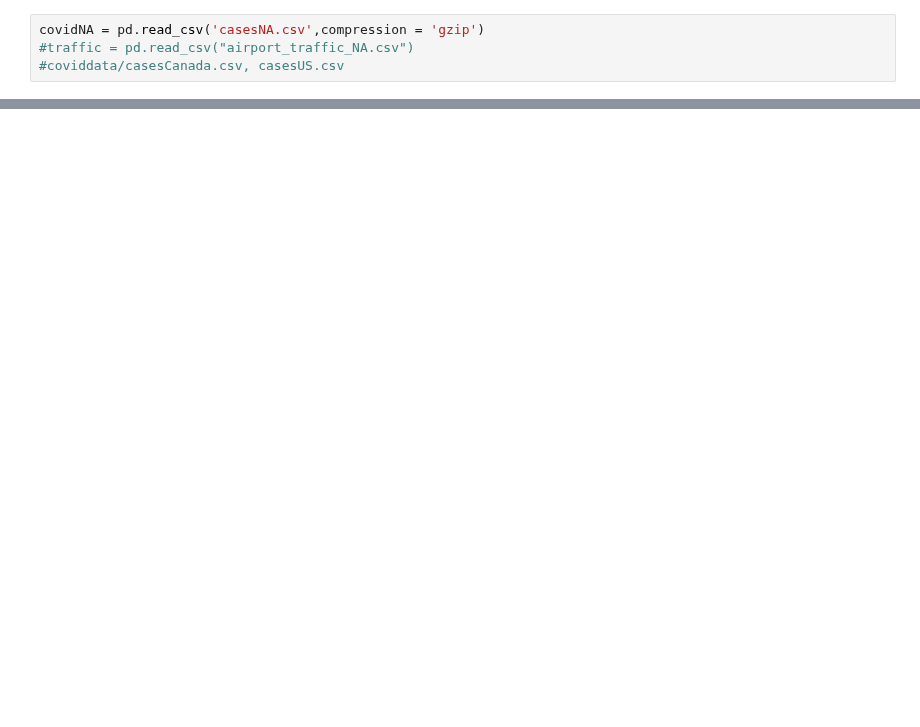
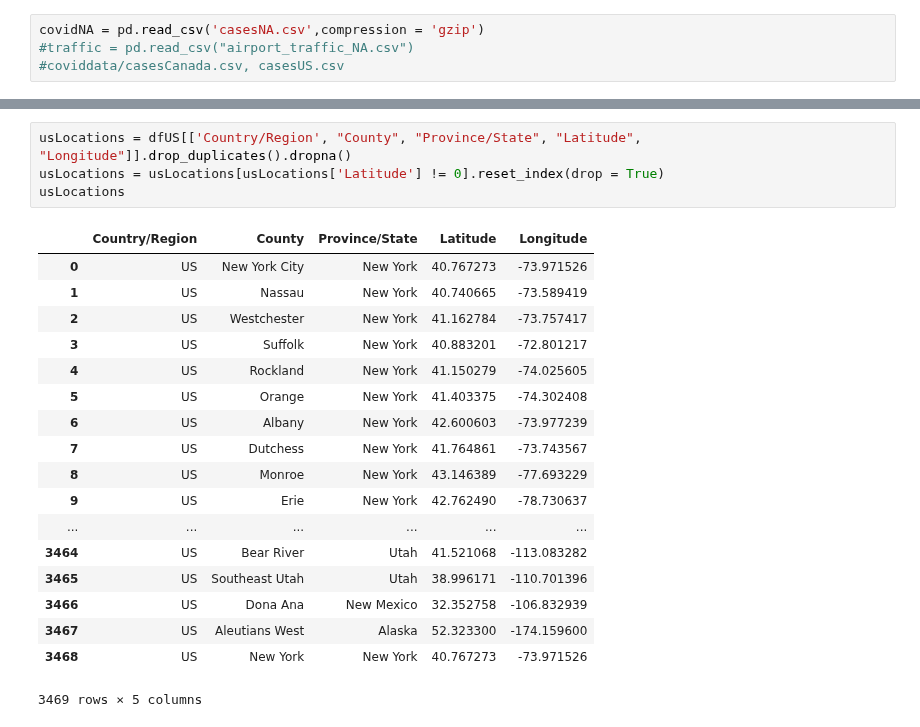
Before and after one commit to clement-ip/covid-airport-travel, a Jupyter notebook: analyze-both.ipynb, the cells around one changed output, grey strips where cells are left out. Cells and saved outputs as stored; diff of their text form; blank space fills up the shorter version.

```diff
--- a/analyze-both.ipynb
+++ b/analyze-both.ipynb
@@ -34,0 +90,23 @@ df
+# %%
+usLocations = dfUS[['Country/Region', "County", "Province/State", "Latitude", "Longitude"]].drop_duplicates().dropna()
+usLocations = usLocations[usLocations['Latitude'] != 0].reset_index(drop = True)
+usLocations
+# %% [output]
+|  | Country/Region | County | Province/State | Latitude | Longitude |
+| 0 | US | New York City | New York | 40.767273 | -73.971526 |
+| 1 | US | Nassau | New York | 40.740665 | -73.589419 |
+| 2 | US | Westchester | New York | 41.162784 | -73.757417 |
+| 3 | US | Suffolk | New York | 40.883201 | -72.801217 |
+| 4 | US | Rockland | New York | 41.150279 | -74.025605 |
+| 5 | US | Orange | New York | 41.403375 | -74.302408 |
+| 6 | US | Albany | New York | 42.600603 | -73.977239 |
+| 7 | US | Dutchess | New York | 41.764861 | -73.743567 |
+| 8 | US | Monroe | New York | 43.146389 | -77.693229 |
+| 9 | US | Erie | New York | 42.762490 | -78.730637 |
+| ... | ... | ... | ... | ... | ... |
+| 3464 | US | Bear River | Utah | 41.521068 | -113.083282 |
+| 3465 | US | Southeast Utah | Utah | 38.996171 | -110.701396 |
+| 3466 | US | Dona Ana | New Mexico | 32.352758 | -106.832939 |
+| 3467 | US | Aleutians West | Alaska | 52.323300 | -174.159600 |
+| 3468 | US | New York | New York | 40.767273 | -73.971526 |
+3469 rows × 5 columns
```
Also changed, not shown: parts of 9 cells of this notebook, 1 other file.
